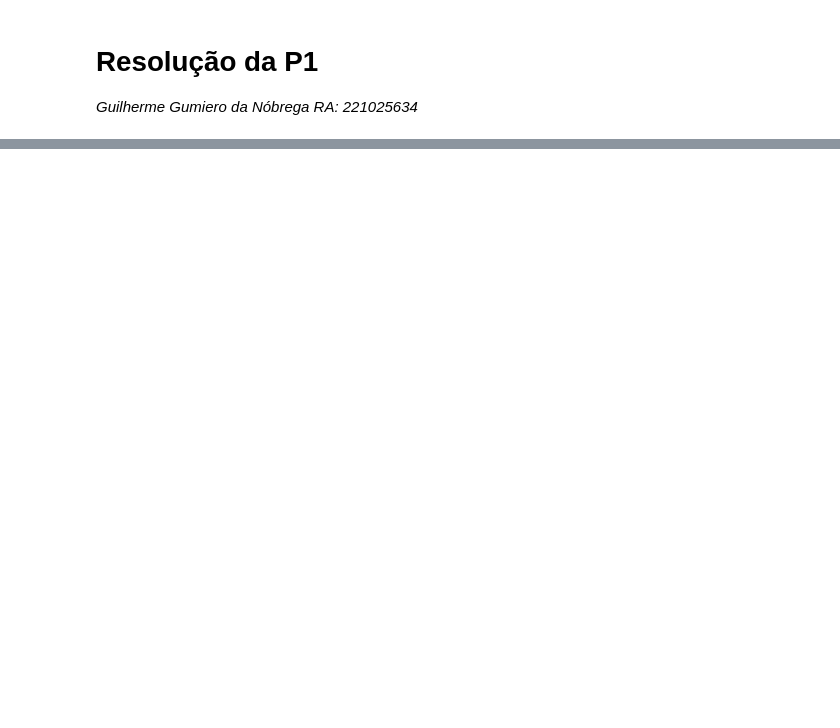
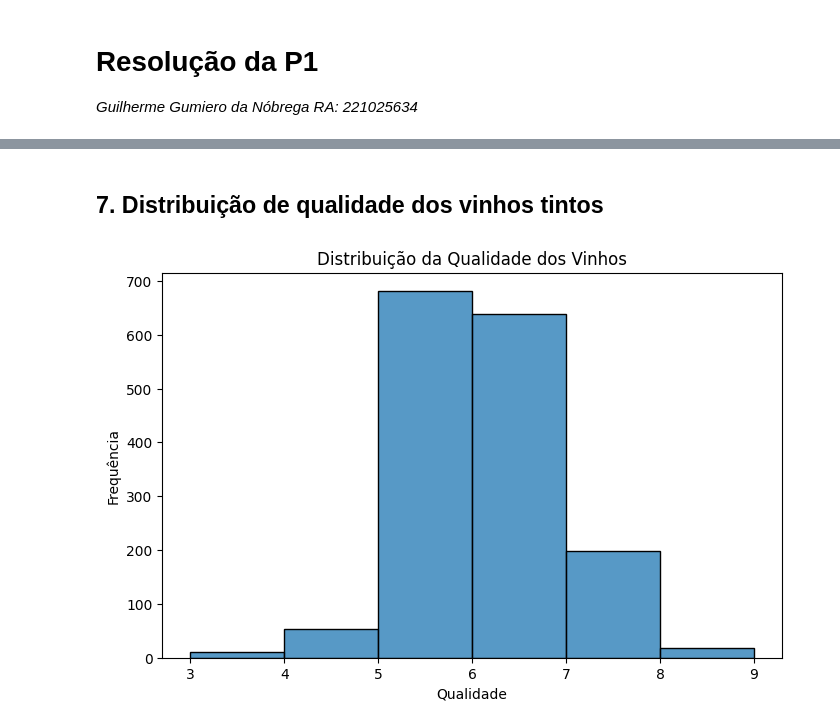
Before and after one commit to claytontey/DS_Unesp, a Jupyter notebook: P1/respostas/p1_guilherme.ipynb, the cells around one changed output, grey strips where cells are left out. Cells and saved outputs as stored; diff of their text form; code cells hidden in the pictures; blank space fills up the shorter version.

```diff
--- a/P1/respostas/p1_guilherme.ipynb
+++ b/P1/respostas/p1_guilherme.ipynb
@@ -57,0 +18,8 @@ import matplotlib as plt
+# %%
+import pandas as pd
+import numpy as np
+import matplotlib.pyplot as plt
+import seaborn as sns
+
+df_red = pd.read_csv('C:\\Users\\guino\\OneDrive\\Documents\\Unesp\\projects\\DS_Unesp\\P1\\dataset\\.ipynb_checkpoints\\winequality-red-checkpoint.csv', sep=';')
+df_white =  pd.read_csv('C:\\Users\\guino\\OneDrive\\Documents\\Unesp\\projects\\DS_Unesp\\P1\\dataset\\.ipynb_checkpoints\\winequality-white-checkpoint.csv', sep=';')
@@ -57,0 +74,10 @@ import matplotlib as plt
+# %%
+# Substituir zeros por NaN nas colunas selecionadas
+cols_to_replace_zero = ['fixed acidity', 'volatile acidity', 'citric acid', 'residual sugar', 'chlorides', 'free sulfur dioxide', 'total sulfur dioxide', 'density', 'pH', 'sulphates', 'alcohol']
+
+df_red[cols_to_replace_zero] = df_red[cols_to_replace_zero].replace(0, np.nan)
+df_white[cols_to_replace_zero] = df_red[cols_to_replace_zero].replace(0, np.nan)
+
+# Preencher os NaNs com a mediana de cada coluna
+df_red[cols_to_replace_zero] = df_red[cols_to_replace_zero].fillna(df_red[cols_to_replace_zero].median())
+df_white[cols_to_replace_zero] = df_white[cols_to_replace_zero].fillna(df_white[cols_to_replace_zero].median())
@@ -57,0 +123,11 @@ import matplotlib as plt
+# %% [markdown]
+## 7. Distribuição de qualidade dos vinhos tintos
+# %%
+plt.figure(figsize=(8, 5))
+sns.histplot(df_red['quality'], bins=range(int(df_red['quality'].min()), int(df_red['quality'].max()) + 2), kde=False)
+plt.title('Distribuição da Qualidade dos Vinhos')
+plt.xlabel('Qualidade')
+plt.ylabel('Frequência')
+plt.show()
+# %% [output]
+[figure, added]
```
Also changed, not shown: parts of 27 cells of this notebook.
